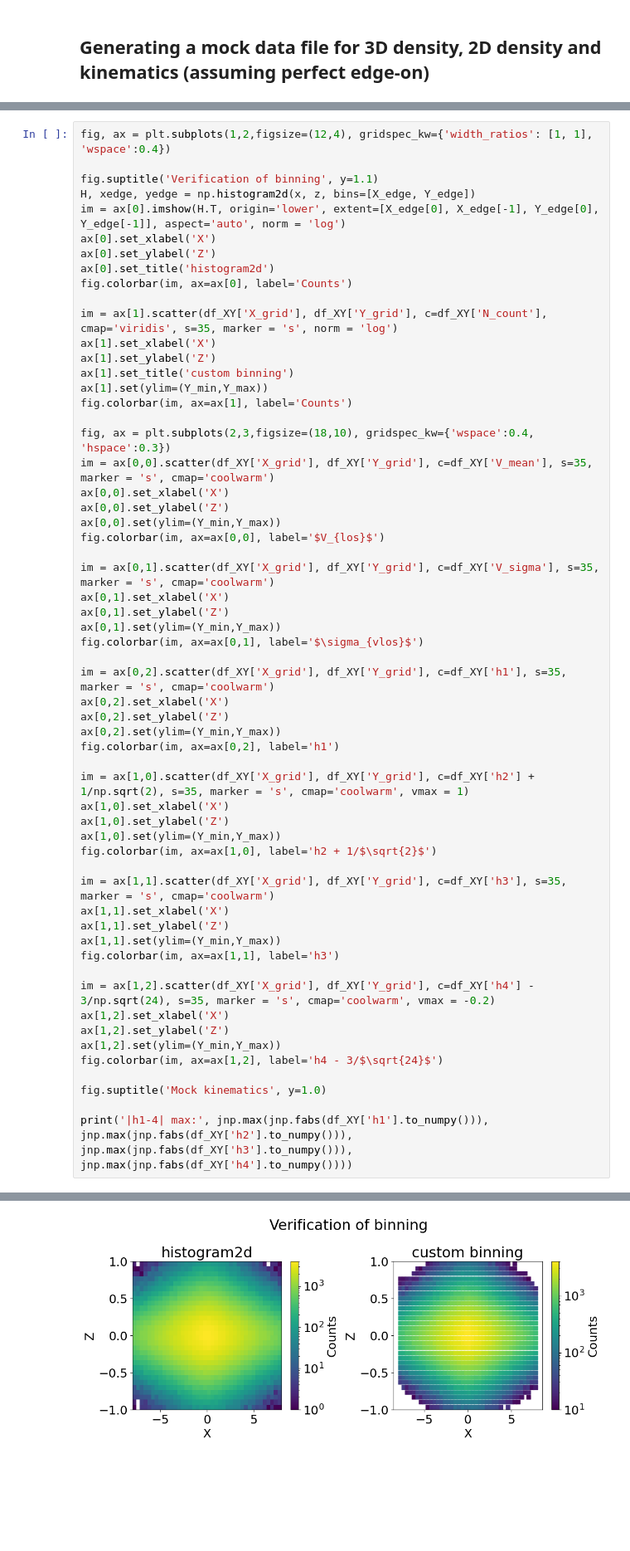
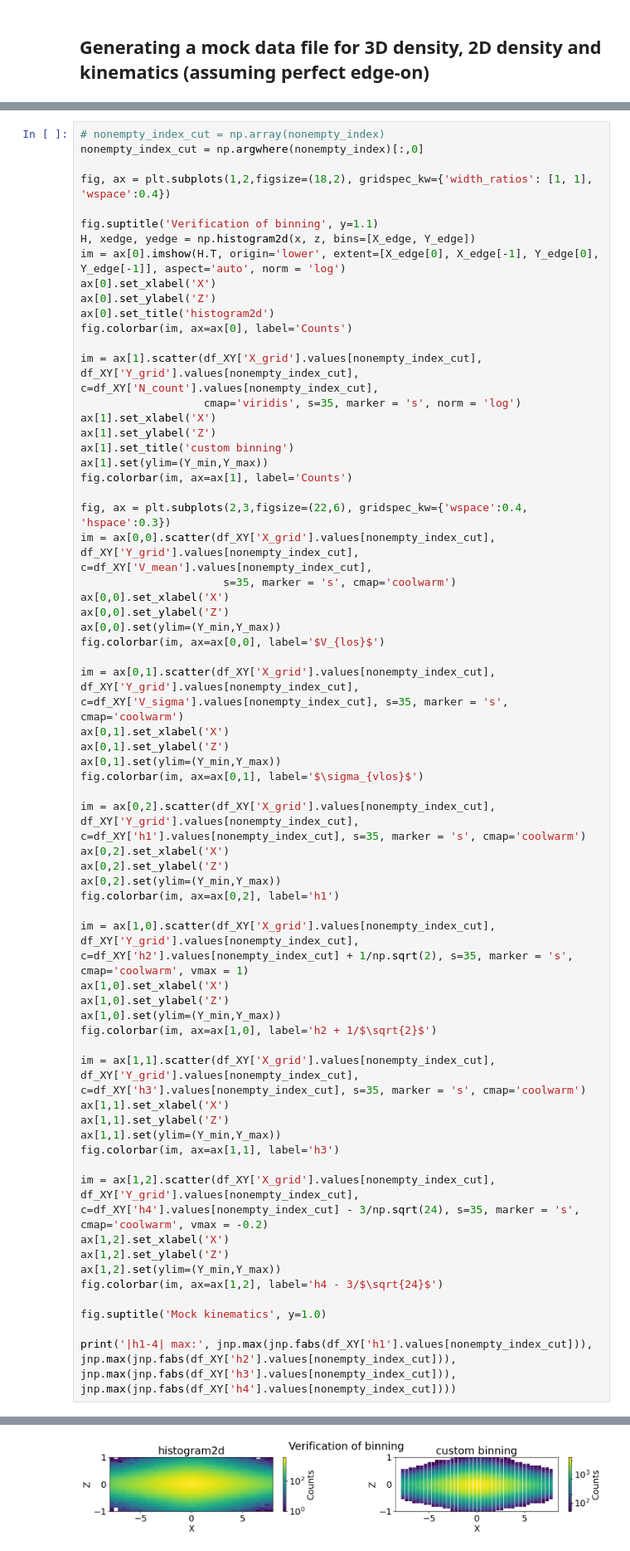
Before and after one commit to David-Chemaly/SchwarMAX, a Jupyter notebook: main.ipynb, the cells around one changed output, grey strips where cells are left out. Shown at 83% size. Saved outputs shown, nothing was run; the diff lists cells and outputs as text; blank space fills up the shorter version.

```diff
--- a/main.ipynb
+++ b/main.ipynb
@@ -446,5 +613,8 @@ Total counts in XY bins: 1200 and only 1 per bin: True
 # %%
-fig, ax = plt.subplots(1,2,figsize=(12,4), gridspec_kw={'width_ratios': [1, 1], 'wspace':0.4})
+# nonempty_index_cut = np.array(nonempty_index)
+nonempty_index_cut = np.argwhere(nonempty_index)[:,0]
+
+fig, ax = plt.subplots(1,2,figsize=(18,2), gridspec_kw={'width_ratios': [1, 1], 'wspace':0.4})
 
 fig.suptitle('Verification of binning', y=1.1)
 H, xedge, yedge = np.histogram2d(x, z, bins=[X_edge, Y_edge])
@@ -454,45 +624,47 @@ ax[0].set_ylabel('Z')
 ax[0].set_title('histogram2d')
 fig.colorbar(im, ax=ax[0], label='Counts')
 
-im = ax[1].scatter(df_XY['X_grid'], df_XY['Y_grid'], c=df_XY['N_count'], cmap='viridis', s=35, marker = 's', norm = 'log')
+im = ax[1].scatter(df_XY['X_grid'].values[nonempty_index_cut], df_XY['Y_grid'].values[nonempty_index_cut], c=df_XY['N_count'].values[nonempty_index_cut],
+                   cmap='viridis', s=35, marker = 's', norm = 'log')
 ax[1].set_xlabel('X')
 ax[1].set_ylabel('Z')
 ax[1].set_title('custom binning')
 ax[1].set(ylim=(Y_min,Y_max))
 fig.colorbar(im, ax=ax[1], label='Counts')
 
-fig, ax = plt.subplots(2,3,figsize=(18,10), gridspec_kw={'wspace':0.4, 'hspace':0.3})
-im = ax[0,0].scatter(df_XY['X_grid'], df_XY['Y_grid'], c=df_XY['V_mean'], s=35, marker = 's', cmap='coolwarm')
+fig, ax = plt.subplots(2,3,figsize=(22,6), gridspec_kw={'wspace':0.4, 'hspace':0.3})
+im = ax[0,0].scatter(df_XY['X_grid'].values[nonempty_index_cut], df_XY['Y_grid'].values[nonempty_index_cut], c=df_XY['V_mean'].values[nonempty_index_cut],
+                      s=35, marker = 's', cmap='coolwarm')
 ax[0,0].set_xlabel('X')
 ax[0,0].set_ylabel('Z')
 ax[0,0].set(ylim=(Y_min,Y_max))
 fig.colorbar(im, ax=ax[0,0], label='$V_{los}$')
 
-im = ax[0,1].scatter(df_XY['X_grid'], df_XY['Y_grid'], c=df_XY['V_sigma'], s=35, marker = 's', cmap='coolwarm')
+im = ax[0,1].scatter(df_XY['X_grid'].values[nonempty_index_cut], df_XY['Y_grid'].values[nonempty_index_cut], c=df_XY['V_sigma'].values[nonempty_index_cut], s=35, marker = 's', cmap='coolwarm')
 ax[0,1].set_xlabel('X')
 ax[0,1].set_ylabel('Z')
 ax[0,1].set(ylim=(Y_min,Y_max))
 fig.colorbar(im, ax=ax[0,1], label='$\sigma_{vlos}$')
 
-im = ax[0,2].scatter(df_XY['X_grid'], df_XY['Y_grid'], c=df_XY['h1'], s=35, marker = 's', cmap='coolwarm')
+im = ax[0,2].scatter(df_XY['X_grid'].values[nonempty_index_cut], df_XY['Y_grid'].values[nonempty_index_cut], c=df_XY['h1'].values[nonempty_index_cut], s=35, marker = 's', cmap='coolwarm')
 ax[0,2].set_xlabel('X')
 ax[0,2].set_ylabel('Z')
 ax[0,2].set(ylim=(Y_min,Y_max))
 fig.colorbar(im, ax=ax[0,2], label='h1')
 
-im = ax[1,0].scatter(df_XY['X_grid'], df_XY['Y_grid'], c=df_XY['h2'] + 1/np.sqrt(2), s=35, marker = 's', cmap='coolwarm', vmax = 1)
+im = ax[1,0].scatter(df_XY['X_grid'].values[nonempty_index_cut], df_XY['Y_grid'].values[nonempty_index_cut], c=df_XY['h2'].values[nonempty_index_cut] + 1/np.sqrt(2), s=35, marker = 's', cmap='coolwarm', vmax = 1)
 ax[1,0].set_xlabel('X')
 ax[1,0].set_ylabel('Z')
 ax[1,0].set(ylim=(Y_min,Y_max))
 fig.colorbar(im, ax=ax[1,0], label='h2 + 1/$\sqrt{2}$')
 
-im = ax[1,1].scatter(df_XY['X_grid'], df_XY['Y_grid'], c=df_XY['h3'], s=35, marker = 's', cmap='coolwarm')
+im = ax[1,1].scatter(df_XY['X_grid'].values[nonempty_index_cut], df_XY['Y_grid'].values[nonempty_index_cut], c=df_XY['h3'].values[nonempty_index_cut], s=35, marker = 's', cmap='coolwarm')
 ax[1,1].set_xlabel('X')
 ax[1,1].set_ylabel('Z')
 ax[1,1].set(ylim=(Y_min,Y_max))
 fig.colorbar(im, ax=ax[1,1], label='h3')
 
-im = ax[1,2].scatter(df_XY['X_grid'], df_XY['Y_grid'], c=df_XY['h4'] - 3/np.sqrt(24), s=35, marker = 's', cmap='coolwarm', vmax = -0.2)
+im = ax[1,2].scatter(df_XY['X_grid'].values[nonempty_index_cut], df_XY['Y_grid'].values[nonempty_index_cut], c=df_XY['h4'].values[nonempty_index_cut] - 3/np.sqrt(24), s=35, marker = 's', cmap='coolwarm', vmax = -0.2)
 ax[1,2].set_xlabel('X')
 ax[1,2].set_ylabel('Z')
 ax[1,2].set(ylim=(Y_min,Y_max))
@@ -500,8 +672,8 @@ fig.colorbar(im, ax=ax[1,2], label='h4 - 3/$\sqrt{24}$')
 
 fig.suptitle('Mock kinematics', y=1.0)
 
-print('|h1-4| max:', jnp.max(jnp.fabs(df_XY['h1'].to_numpy())),
-jnp.max(jnp.fabs(df_XY['h2'].to_numpy())),
-jnp.max(jnp.fabs(df_XY['h3'].to_numpy())),
-jnp.max(jnp.fabs(df_XY['h4'].to_numpy())))
+print('|h1-4| max:', jnp.max(jnp.fabs(df_XY['h1'].values[nonempty_index_cut])),
+jnp.max(jnp.fabs(df_XY['h2'].values[nonempty_index_cut])),
+jnp.max(jnp.fabs(df_XY['h3'].values[nonempty_index_cut])),
+jnp.max(jnp.fabs(df_XY['h4'].values[nonempty_index_cut])))
 # %% [output]
@@ -509 +681 @@ jnp.max(jnp.fabs(df_XY['h4'].to_numpy())))
-[figure, old version]
+[figure, new version]
```
Also changed, not shown: parts of 36 cells of this notebook, 13 other files.
